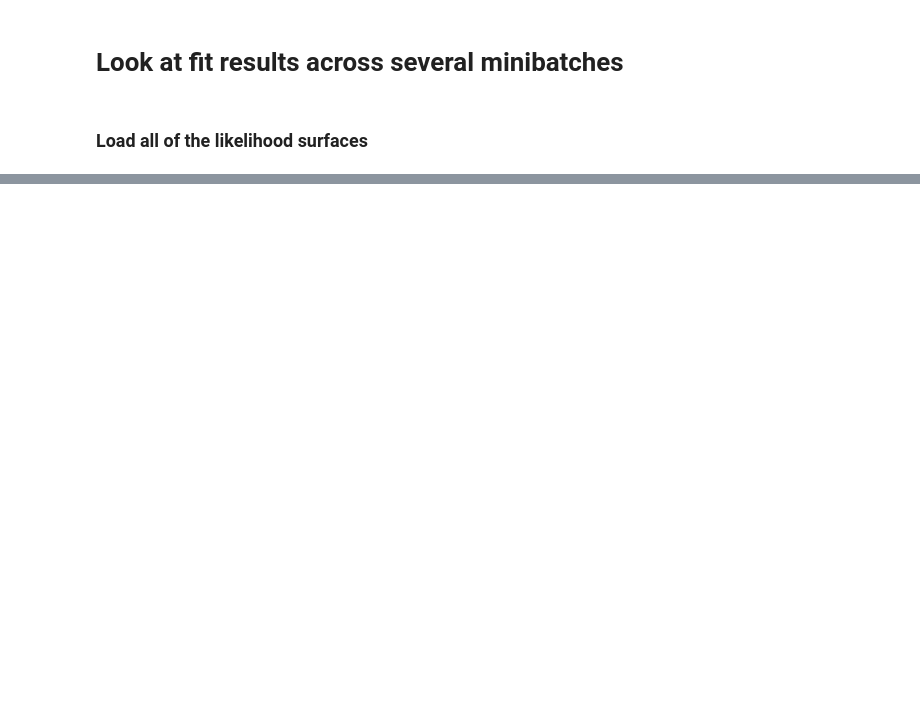
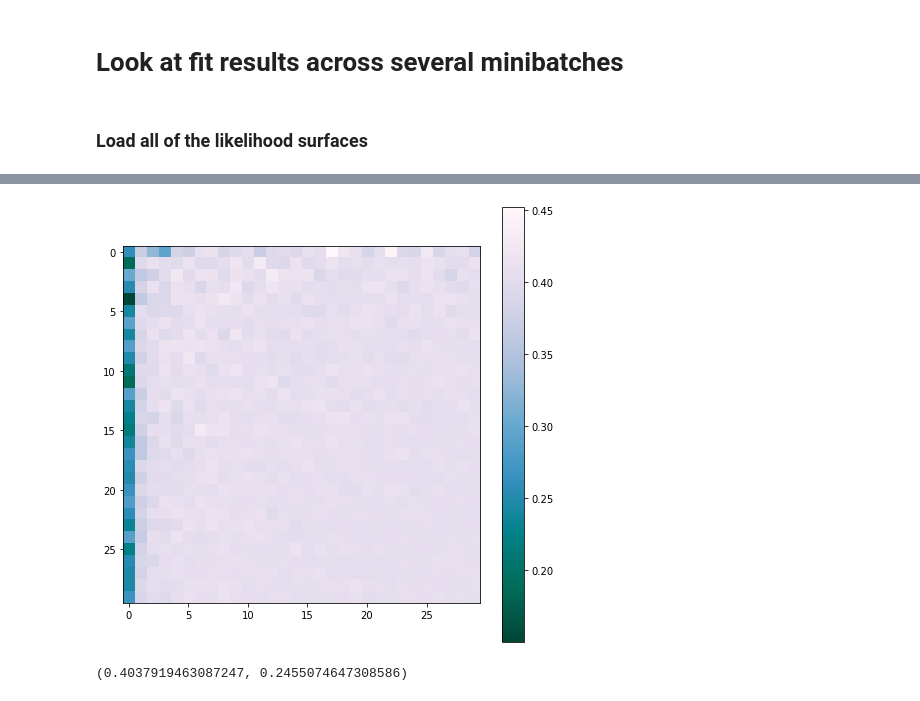
Before and after one commit to mdkdrnevich/ginkgo-inference, a Jupyter notebook: fit_results_1D.ipynb, the cells around one changed output, grey strips where cells are left out. Cells and saved outputs as stored; diff of their text form; code cells hidden in the pictures; blank space fills up the shorter version.

```diff
--- a/fit_results_1D.ipynb
+++ b/fit_results_1D.ipynb
@@ -321,0 +302,49 @@ ax.legend(fontsize="large")
+# %%
+def get_mean_mle(likelihood_surface_array, nbatch, batch_size):
+    arr = np.arange(likelihood_surface_array.shape[0])
+
+    lambda_dist = []
+    for seed in range(nbatch):
+        random_indices = np.random.choice(arr, batch_size, replace=False)
+
+        batch_likelihood_surface = np.sum(likelihood_surface_array[random_indices], axis=0)
+        Z = -2*(batch_likelihood_surface-batch_likelihood_surface.max())
+
+        mle_coords = np.unravel_index(np.argmax(batch_likelihood_surface[~np.isnan(batch_likelihood_surface)], axis=None),
+                                      batch_likelihood_surface.shape)[0]
+
+        lambda_dist.append(lambda_vals[mle_coords])
+    return np.mean(lambda_dist)
+# %%
+n_nbatch = 30
+nbatch_min = 10
+nbatch_max = 1000
+
+
+n_batch_size = 30
+batch_size_min = 1
+batch_size_max = 1000
+
+nbatch_vals = np.linspace(nbatch_min, nbatch_max, n_nbatch, dtype=int)
+batch_size_vals = np.linspace(batch_size_min, batch_size_max, n_batch_size, dtype=int)
+
+grid_nbatch, grid_batch_size = np.meshgrid(nbatch_vals, batch_size_vals)
+# %%
+mle_vals = np.zeros((n_nbatch, n_batch_size))
+
+for i in range(n_nbatch):
+    for j in range(n_batch_size):
+        mle_vals[i,j] = get_mean_mle(likelihood_surface_array, nbatch_vals[i], batch_size_vals[j])
+# %%
+fig, ax = plt.subplots(nrows=1, ncols=1)
+fig.set_size_inches(8,8)
+
+im = ax.imshow(abs(mle_vals - 2.1), cmap="PuBuGn_r")
+cb = fig.colorbar(im, ax=ax)
+cb.set_label(label="", size=18)
+# %% [output]
+[figure, added]
+# %%
+abs(mle_vals - 2.1)[0, 27], abs(mle_vals - 2.1)[27, 0]
+# %% [output]
+(0.4037919463087247, 0.2455074647308586)
```
Also changed, not shown: parts of 48 cells of this notebook, 2 other files.
